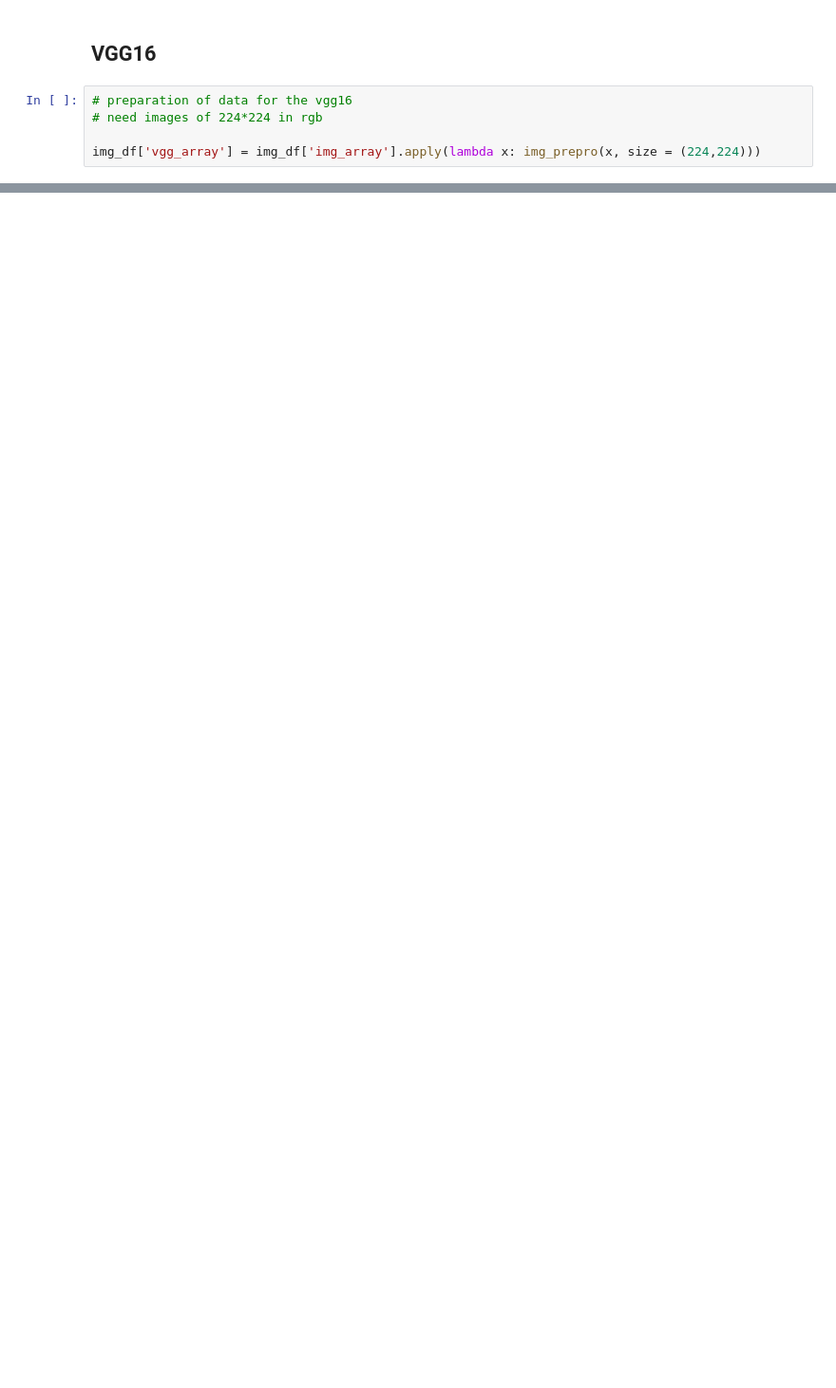
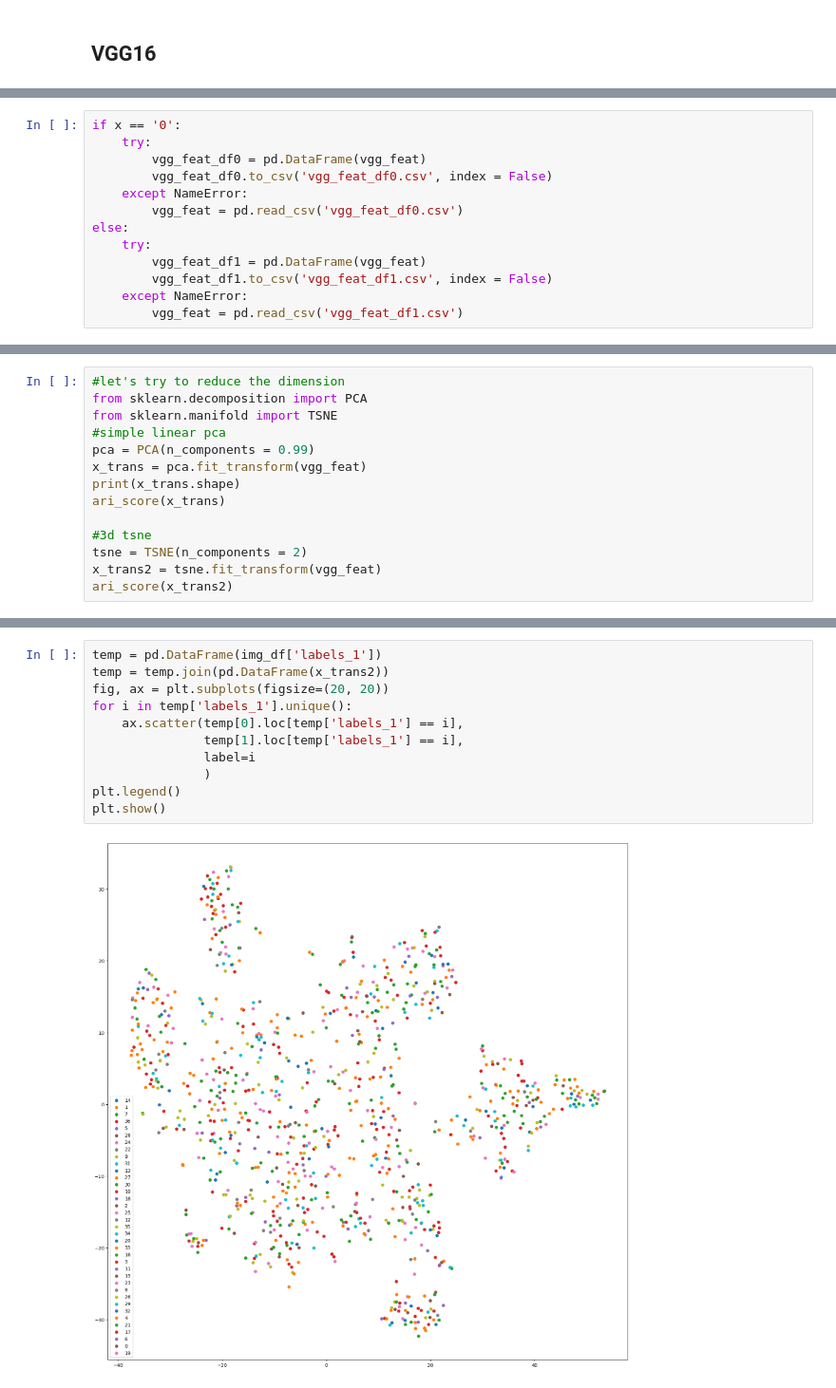
Before and after one commit to NicoJanko/Projet_6_OPC, a Jupyter notebook: Projet6.ipynb, the cells around one changed output, grey strips where cells are left out. Shown: that part at 95% size. Drawn from its saved outputs; the diff is of its cells as text; blank space fills up the shorter version.

```diff
--- a/Projet6.ipynb
+++ b/Projet6.ipynb
@@ -1402,7 +1293,2 @@ The ari scores are 0.020634473911105768 for categorie 0 and 0.026909705689056995
 # %% [markdown]
 ## VGG16
-# %%
-# preparation of data for the vgg16
-# need images of 224*224 in rgb
-
-img_df['vgg_array'] = img_df['img_array'].apply(lambda x: img_prepro(x, size = (224,224)))
@@ -1439,0 +1449,13 @@ ResourceExhaustedError: {{function_node __wrapped__StatelessRandomUniformV2_devi
+# %%
+if x == '0':
+    try:
+        vgg_feat_df0 = pd.DataFrame(vgg_feat)
+        vgg_feat_df0.to_csv('vgg_feat_df0.csv', index = False)
+    except NameError:
+        vgg_feat = pd.read_csv('vgg_feat_df0.csv')
+else:
+    try:
+        vgg_feat_df1 = pd.DataFrame(vgg_feat)
+        vgg_feat_df1.to_csv('vgg_feat_df1.csv', index = False)
+    except NameError:
+        vgg_feat = pd.read_csv('vgg_feat_df1.csv')
@@ -1439,0 +1466,14 @@ ResourceExhaustedError: {{function_node __wrapped__StatelessRandomUniformV2_devi
+# %%
+#let's try to reduce the dimension
+from sklearn.decomposition import PCA
+from sklearn.manifold import TSNE
+#simple linear pca
+pca = PCA(n_components = 0.99)
+x_trans = pca.fit_transform(vgg_feat)
+print(x_trans.shape)
+ari_score(x_trans)
+
+#3d tsne
+tsne = TSNE(n_components = 2)
+x_trans2 = tsne.fit_transform(vgg_feat)
+ari_score(x_trans2)
@@ -1439,0 +1484,13 @@ ResourceExhaustedError: {{function_node __wrapped__StatelessRandomUniformV2_devi
+# %%
+temp = pd.DataFrame(img_df['labels_1'])
+temp = temp.join(pd.DataFrame(x_trans2))
+fig, ax = plt.subplots(figsize=(20, 20))
+for i in temp['labels_1'].unique():
+    ax.scatter(temp[0].loc[temp['labels_1'] == i],
+               temp[1].loc[temp['labels_1'] == i],
+               label=i
+               )
+plt.legend()
+plt.show()
+# %% [output]
+[figure, added]
```
Also changed, not shown: parts of 80 cells of this notebook, 5 other files.
